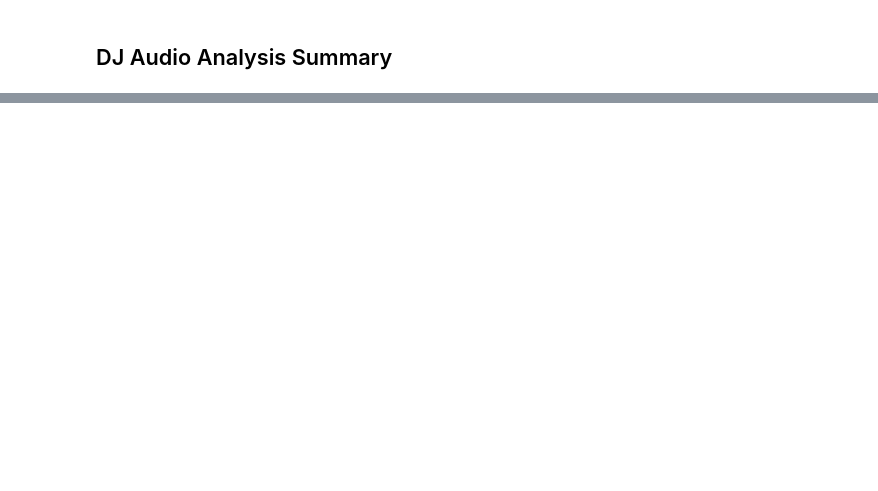
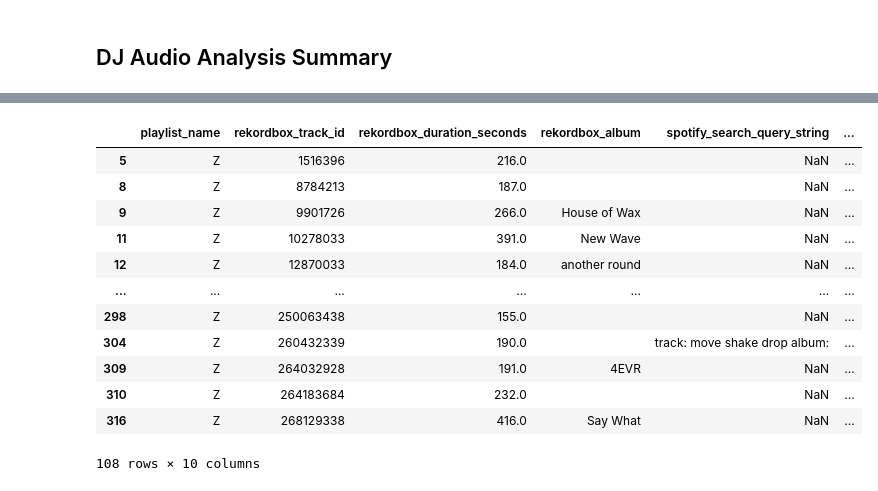
Before and after one commit to ZWUrbo/rekordbox-library-helper, a Jupyter notebook: notebooks/sqlite_manual_analysis.ipynb, the cells around one changed output, grey strips where cells are left out. Drawn from its saved outputs; the diff is of its cells as text; code cells hidden in the pictures; blank space fills up the shorter version.

```diff
--- a/notebooks/sqlite_manual_analysis.ipynb
+++ b/notebooks/sqlite_manual_analysis.ipynb
@@ -772,0 +755,42 @@ rekordbox_spotify_match_base.loc[
+# %%
+rekordbox_column_map = {
+    "rekordbox_track_id": "rekordbox_track_id",
+    "title": "rekordbox_title",
+    "artist": "rekordbox_artist",
+    "album": "rekordbox_album",
+    "genre": "genre",
+    "bpm": "bpm",
+    "key": "key",
+    "rating": "rating",
+    "comments": "comments",
+    "duration": "rekordbox_duration_seconds",
+    "date_added": "date_added",
+    "file_path": "file_path",
+    "playlist_name": "playlist_name",
+    "spotify_search_query_string": "spotify_search_query_string",
+}
+
+unmatched_rekordbox_columns = [
+    rekordbox_column_map[column]
+    for column in table_columns("rekordbox_tracks")
+    if rekordbox_column_map.get(column) in rekordbox_spotify_match_base.columns
+]
+
+rekordbox_spotify_match_base.loc[
+    rekordbox_spotify_match_base["spotify_match_status"] == "unmatched",
+    unmatched_rekordbox_columns,
+]
+# %% [output]
+|  | playlist_name | rekordbox_track_id | rekordbox_duration_seconds | rekordbox_album | spotify_search_query_string | ... |
+| 5 | Z | 1516396 | 216.0 |  | NaN | ... |
+| 8 | Z | 8784213 | 187.0 |  | NaN | ... |
+| 9 | Z | 9901726 | 266.0 | House of Wax | NaN | ... |
+| 11 | Z | 10278033 | 391.0 | New Wave | NaN | ... |
+| 12 | Z | 12870033 | 184.0 | another round | NaN | ... |
+| ... | ... | ... | ... | ... | ... | ... |
+| 298 | Z | 250063438 | 155.0 |  | NaN | ... |
+| 304 | Z | 260432339 | 190.0 |  | track: move shake drop album: | ... |
+| 309 | Z | 264032928 | 191.0 | 4EVR | NaN | ... |
+| 310 | Z | 264183684 | 232.0 |  | NaN | ... |
+| 316 | Z | 268129338 | 416.0 | Say What | NaN | ... |
+108 rows × 10 columns
```
Also changed, not shown: parts of 11 cells of this notebook, 9 other files.
